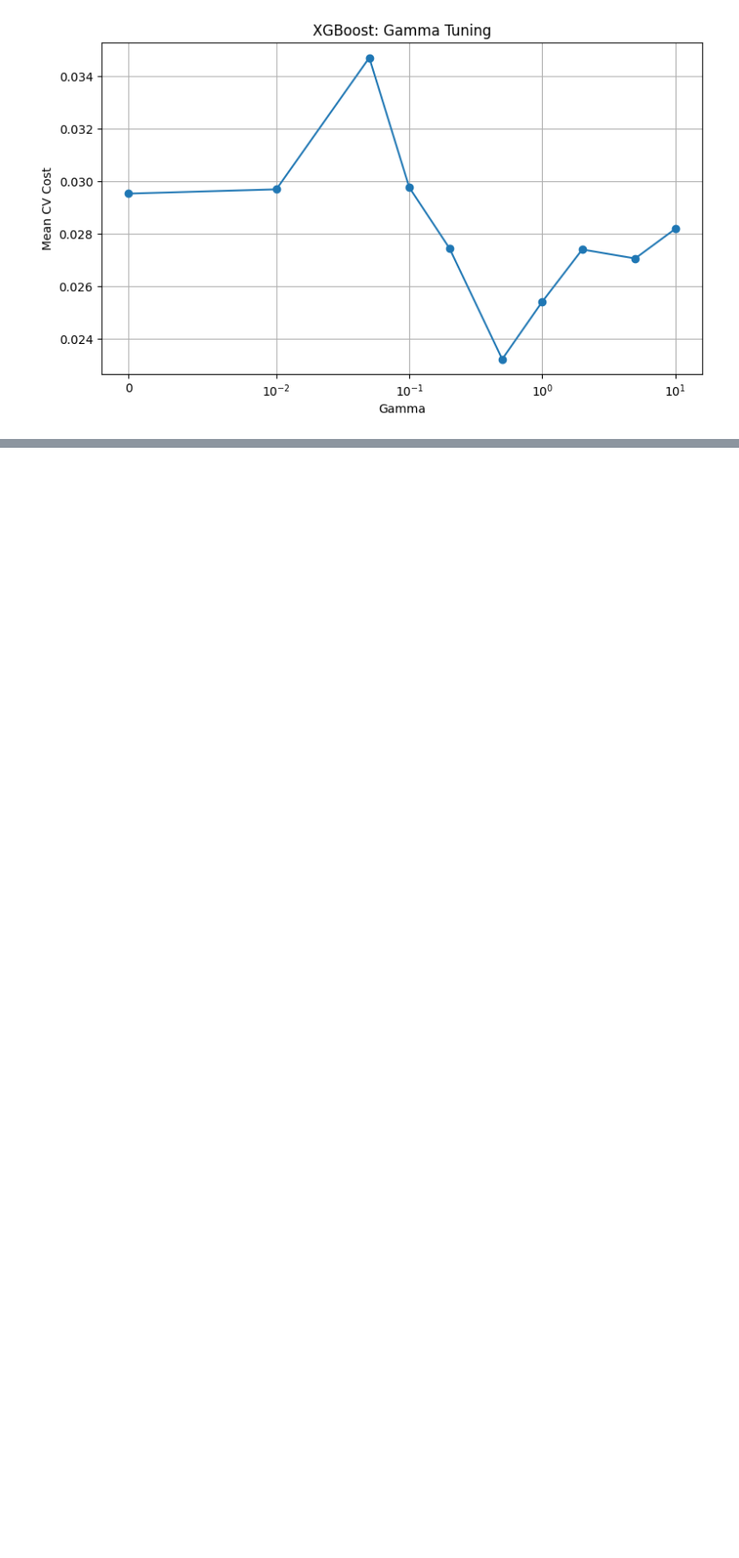
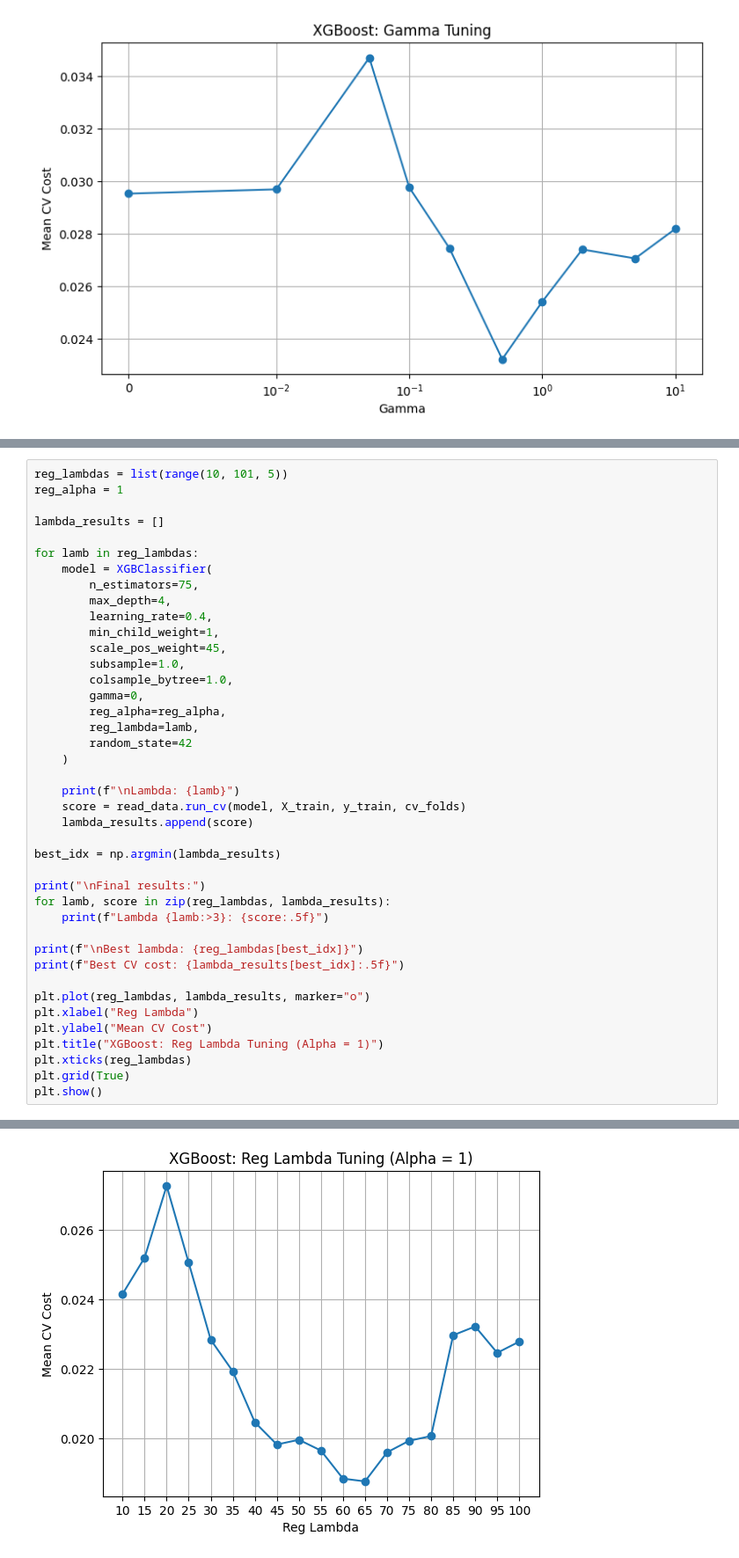
Before and after one commit to kevintannum/FYS-STK3155--Project3--UiO, a Jupyter notebook: code/XGBoost_reboot.ipynb, the cells around one changed output, grey strips where cells are left out. Shown at 88% size. Cells and saved outputs as stored; diff of their text form; blank space fills up the shorter version.

```diff
--- a/code/XGBoost_reboot.ipynb
+++ b/code/XGBoost_reboot.ipynb
@@ -454,0 +473,42 @@ plt.show()
+# %%
+reg_lambdas = list(range(10, 101, 5))
+reg_alpha = 1
+
+lambda_results = []
+
+for lamb in reg_lambdas:
+    model = XGBClassifier(
+        n_estimators=75,
+        max_depth=4,
+        learning_rate=0.4,
+        min_child_weight=1,
+        scale_pos_weight=45,
+        subsample=1.0,
+        colsample_bytree=1.0,
+        gamma=0,
+        reg_alpha=reg_alpha,
+        reg_lambda=lamb,
+        random_state=42
+    )
+
+    print(f"\nLambda: {lamb}")
+    score = read_data.run_cv(model, X_train, y_train, cv_folds)
+    lambda_results.append(score)
+
+best_idx = np.argmin(lambda_results)
+
+print("\nFinal results:")
+for lamb, score in zip(reg_lambdas, lambda_results):
+    print(f"Lambda {lamb:>3}: {score:.5f}")
+
+print(f"\nBest lambda: {reg_lambdas[best_idx]}")
+print(f"Best CV cost: {lambda_results[best_idx]:.5f}")
+
+plt.plot(reg_lambdas, lambda_results, marker="o")
+plt.xlabel("Reg Lambda")
+plt.ylabel("Mean CV Cost")
+plt.title("XGBoost: Reg Lambda Tuning (Alpha = 1)")
+plt.xticks(reg_lambdas)
+plt.grid(True)
+plt.show()
+# %% [output]
@@ -454,0 +532 @@ plt.show()
+[figure, added]
```
Also changed, not shown: parts of 9 cells of this notebook.
